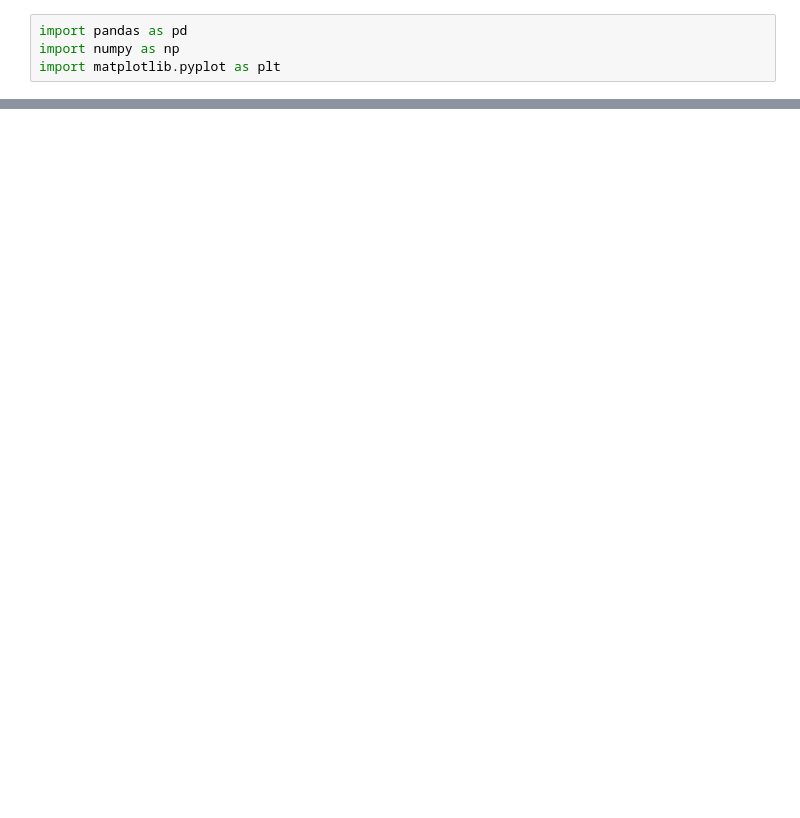
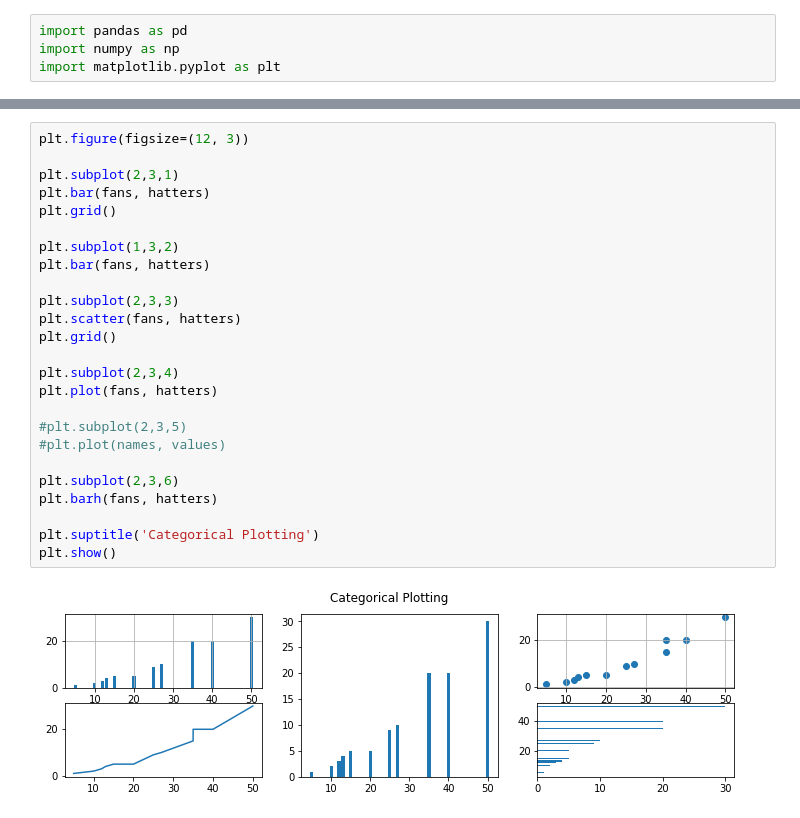
Before and after one commit to sibozz/VisualizeDataPlot, a Jupyter notebook: VisualizeDataPlot.ipynb, the cells around one changed output, grey strips where cells are left out. Saved outputs shown, nothing was run; the diff lists cells and outputs as text; blank space fills up the shorter version.

```diff
--- a/VisualizeDataPlot.ipynb
+++ b/VisualizeDataPlot.ipynb
@@ -52,0 +61,27 @@ plt.show()
+# %%
+plt.figure(figsize=(12, 3))
+
+plt.subplot(2,3,1)
+plt.bar(fans, hatters)
+plt.grid()
+
+plt.subplot(1,3,2)
+plt.bar(fans, hatters)
+
+plt.subplot(2,3,3)
+plt.scatter(fans, hatters)
+plt.grid()
+
+plt.subplot(2,3,4)
+plt.plot(fans, hatters)
+
+#plt.subplot(2,3,5)
+#plt.plot(names, values)
+
+plt.subplot(2,3,6)
+plt.barh(fans, hatters)
+
+plt.suptitle('Categorical Plotting')
+plt.show()
+# %% [output]
+[figure, added]
```
Also changed, not shown: parts of 11 cells of this notebook.
